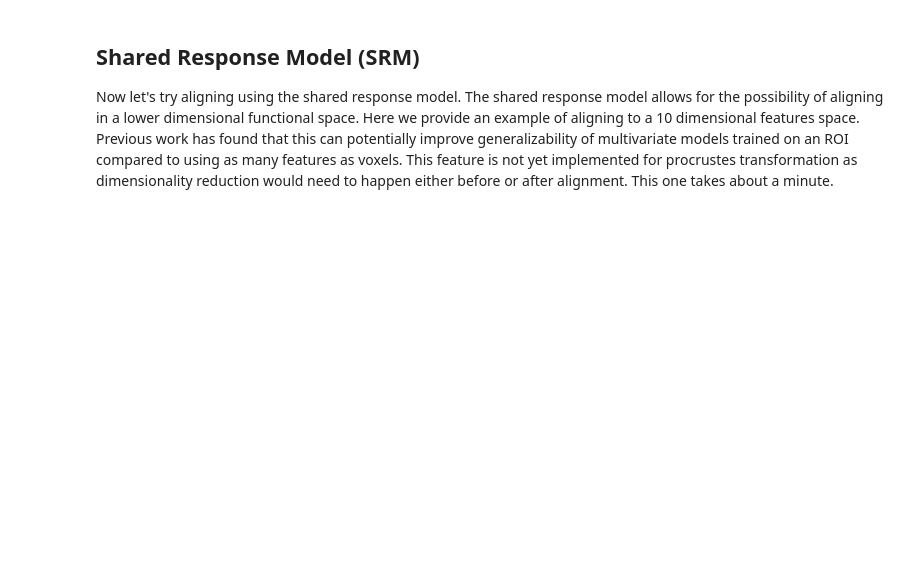
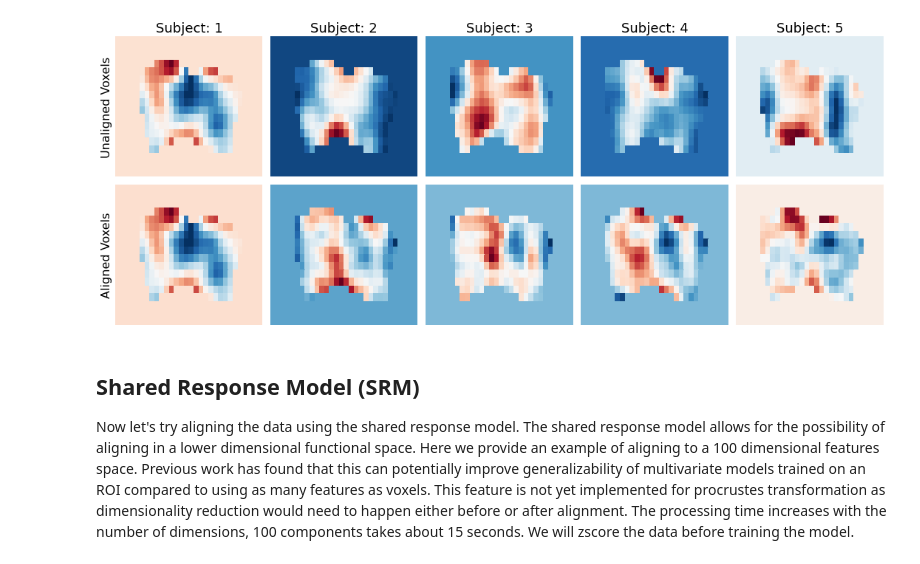
Before and after one commit to naturalistic-data-analysis/naturalistic_data_analysis, a Jupyter notebook: content/features/notebooks/Functional_Alignment.ipynb, the cells around one changed output. Drawn from its saved outputs; the diff is of its cells as text; code cells hidden in the pictures; blank space fills up the shorter version.

```diff
--- a/content/features/notebooks/Functional_Alignment.ipynb
+++ b/content/features/notebooks/Functional_Alignment.ipynb
@@ -101,3 +145,22 @@ dict_keys(['transformed', 'common_model', 'transformation_matrix', 'disparity',
+# %%
+tr_index = 100
+
+f,a = plt.subplots(ncols=5, nrows=2, figsize=(15,6), sharex=True, sharey=True)
+for i in range(5):
+    sns.heatmap(np.rot90(all_data[i][tr_index].to_nifti().dataobj[30:60, 10:28, 37]), cbar=False, cmap='RdBu_r', ax=a[0,i])
+    a[0,i].set_title(f'Subject: {i+1}', fontsize=18)
+    a[0,i].axes.get_xaxis().set_visible(False)
+    a[0,i].yaxis.set_ticks([])
+    sns.heatmap(np.rot90(hyperalign['transformed'][i][tr_index].to_nifti().dataobj[30:60, 10:28, 37]), cbar=False, cmap='RdBu_r', ax=a[1,i])
+    a[1,i].axes.get_xaxis().set_visible(False)
+    a[1,i].yaxis.set_ticks([])
+
+a[0,0].set_ylabel('Unaligned Voxels', fontsize=16)
+a[1,0].set_ylabel('Aligned Voxels', fontsize=16)
+
+plt.tight_layout()
+# %% [output]
+[figure, added]
 # %% [markdown]
 ## Shared Response Model (SRM)
-Now let's try aligning using the shared response model. The shared response model allows for the possibility of aligning in a lower dimensional functional space. Here we provide an example of aligning to a 10 dimensional features space. Previous work has found that this can potentially improve generalizability of multivariate models trained on an ROI compared to using as many features as voxels. This feature is not yet implemented for procrustes transformation as dimensionality reduction would need to happen either before or after alignment. This one takes about a minute.
+Now let's try aligning the data using the shared response model. The shared response model allows for the possibility of aligning in a lower dimensional functional space. Here we provide an example of aligning to a 100 dimensional features space. Previous work has found that this can potentially improve generalizability of multivariate models trained on an ROI compared to using as many features as voxels. This feature is not yet implemented for procrustes transformation as dimensionality reduction would need to happen either before or after alignment. The processing time increases with the number of dimensions, 100 components takes about 15 seconds. We will zscore the data before training the model.
```
Also changed, not shown: parts of 49 cells of this notebook, 7 other files.
